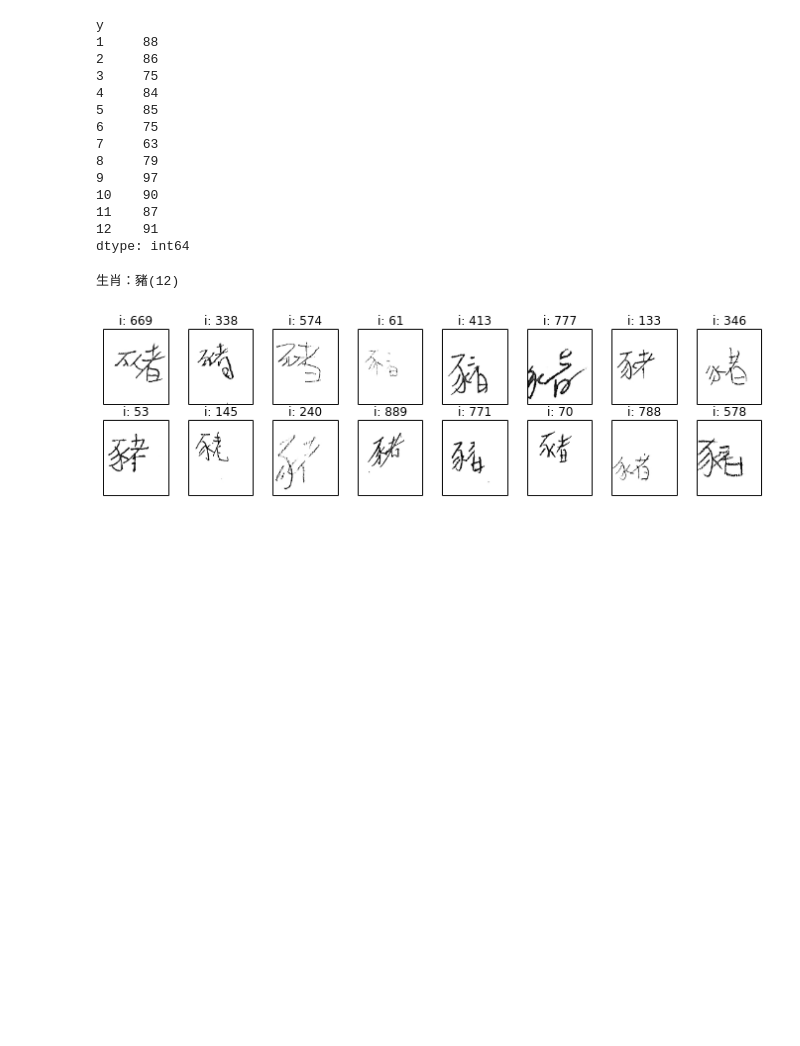
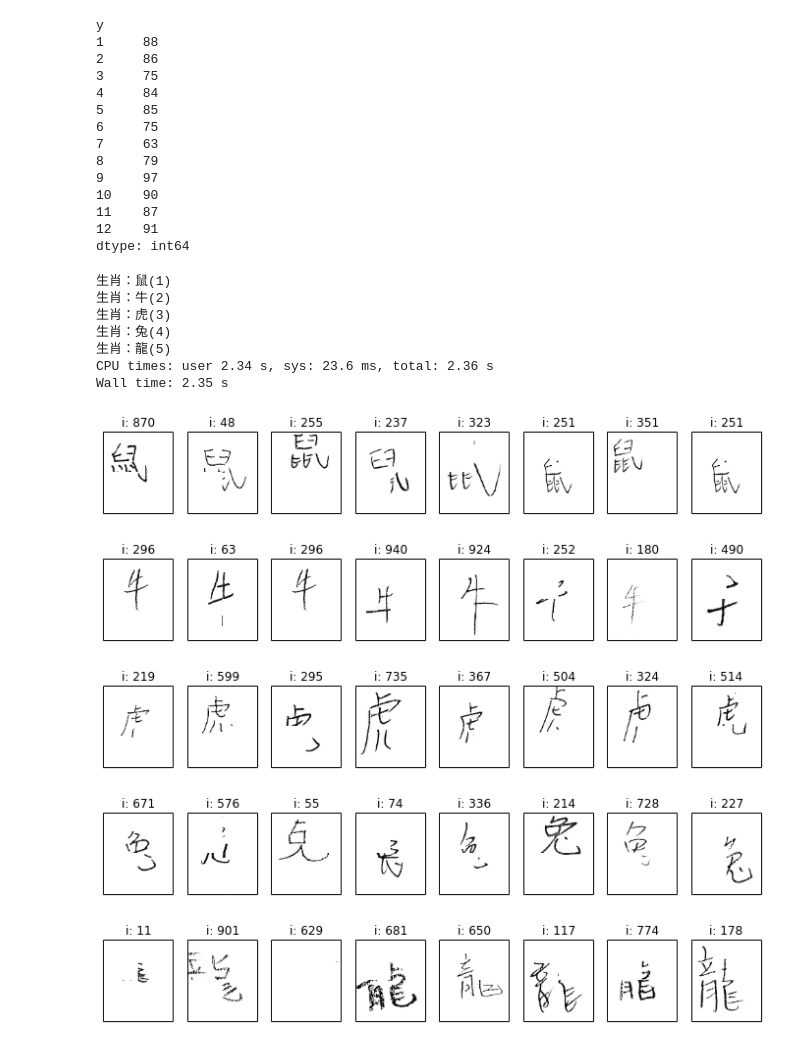
Before and after one commit to Rotceh/2013-ML-TeamProject, a Jupyter notebook: pixel_recovery.ipynb, the cells around one changed output. Saved outputs shown, nothing was run; the diff lists cells and outputs as text; code cells hidden in the pictures; blank space fills up the shorter version.

Commit message:
add nb and pixelview figures for training data

```diff
--- a/pixel_recovery.ipynb
+++ b/pixel_recovery.ipynb
@@ -102,29 +83,43 @@ y
 12    91
 dtype: int64
 # %%
-n_subfig_x = 8
-n_subfig_y = 2
-n_subfig = n_subfig_x * n_subfig_y
+def plot_zodiac_sample(zodiac_ix=1, n_subfig_x=8, n_subfig_y=3, px_scale=1.5):
+    n_subfig = n_subfig_x * n_subfig_y
+    f, ax_array = plt.subplots(
+        n_subfig_y, n_subfig_x,
+        figsize=(n_subfig_x * px_scale, n_subfig_y * px_scale)
+    )
+    ax_array.shape = n_subfig
 
-f, ax_array = plt.subplots(N_SUBFIG_Y, N_SUBFIG_X, figsize=(n_subfig_x*1.5, n_subfig_y*1.5))
-ax_array.shape = n_subfig
+    g = group.get_group(zodiac_ix)
+    print("生肖：{}({})".format(zodiac_map[zodiac_ix], zodiac_ix))
+    ix_array = np.random.choice(g.index, size=n_subfig)
 
-y = 12  # 生肖
-g = group.get_group(y)
-print("生肖：{}({})".format(zodiac_map[int(y)], int(y)))
-ix_array = np.random.choice(g.index, size=n_subfig)
+    for ix, ax in zip(ix_array, ax_array):
+        row = df.ix[ix, :]
+        px_array = row[1:].values.reshape(PIXEL_X, PIXEL_Y)
+        ax.imshow(px_array, aspect=1, cmap=cm.binary)
+        ax.set_adjustable('box-forced')
+        ax.get_xaxis().set_visible(False)
+        ax.get_yaxis().set_visible(False)
+        ax.set_title("i: {}".format(ix))
 
-for ix, ax in zip(ix_array, ax_array):
-    row = df.ix[ix, :]
-    px_array = row[1:].values.reshape(PIXEL_X, PIXEL_Y)
-    ax.imshow(px_array, aspect=1, cmap=cm.binary)
-    ax.set_adjustable('box-forced')
-    ax.get_xaxis().set_visible(False)
-    ax.get_yaxis().set_visible(False)
-    ax.set_title("i: {}".format(ix))
-
-f.subplots_adjust()
-# f.savefig("hihi.png", dpi=300, transparent=True)
+    # f.subplots_adjust()
+    return f
-# %% [output]
-生肖：豬(12)
-[figure, removed]
+# %%
+%%time
+ix_list = list(range(1, 6))  # 可以把它改成 13 就會做全部的生肖
+zodiac_fig_list = [plot_zodiac_sample(zodiac_ix, n_subfig_y=1) for zodiac_ix in ix_list]
+# %% [output]
+生肖：鼠(1)
+生肖：牛(2)
+生肖：虎(3)
+生肖：兔(4)
+生肖：龍(5)
+CPU times: user 2.34 s, sys: 23.6 ms, total: 2.36 s
+Wall time: 2.35 s
+[figure, added]
+[figure, added]
+[figure, added]
+[figure, added]
+[figure, added]
```
Also changed, not shown: parts of 5 cells of this notebook, 12 other files.
